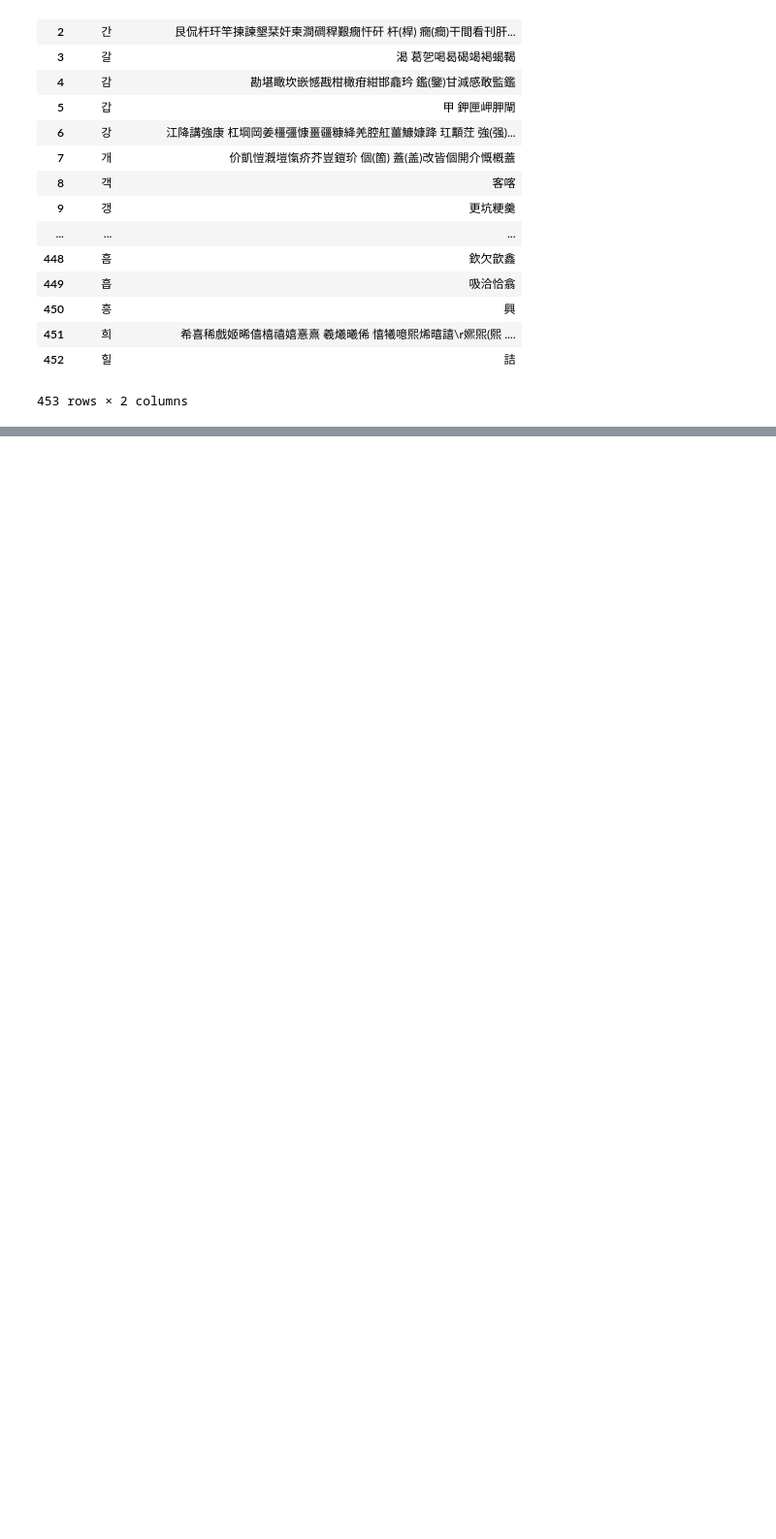
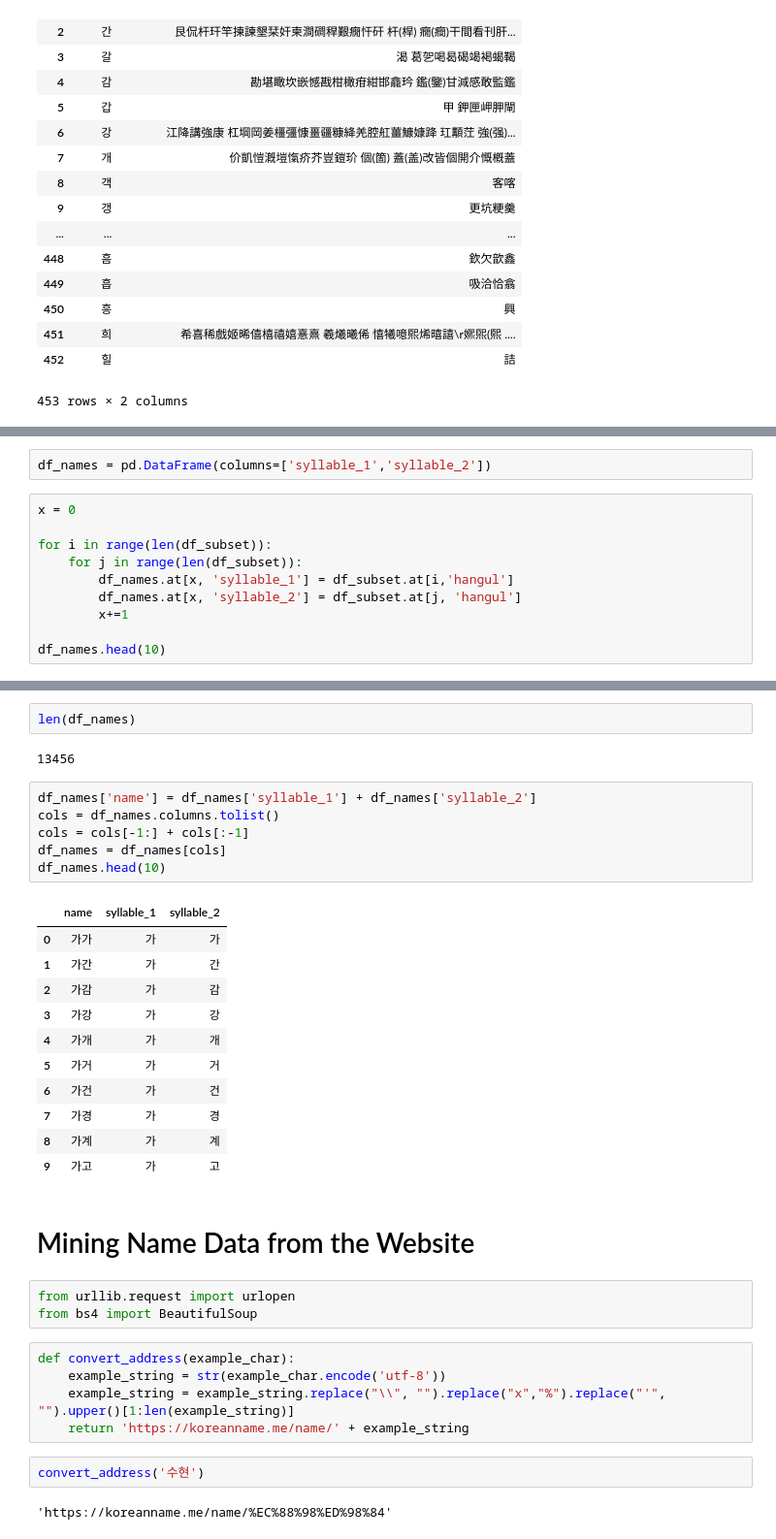
Before and after one commit to L-brierton/Korean-Name-Analysis, a Jupyter notebook: Korean Name Ver 2.ipynb, the cells around one changed output, grey strips where cells are left out. Shown: that part at 97% size. Drawn from its saved outputs; the diff is of its cells as text; blank space fills up the shorter version.

```diff
--- a/Korean Name Ver 2.ipynb
+++ b/Korean Name Ver 2.ipynb
@@ -238,0 +303,12 @@ Using this, we're now going to use these name parts to construct a dataset with
+# %%
+df_names = pd.DataFrame(columns=['syllable_1','syllable_2'])
+# %%
+x = 0
+
+for i in range(len(df_subset)):
+    for j in range(len(df_subset)):
+        df_names.at[x, 'syllable_1'] = df_subset.at[i,'hangul']
+        df_names.at[x, 'syllable_2'] = df_subset.at[j, 'hangul']
+        x+=1
+
+df_names.head(10)
@@ -238,0 +327,36 @@ Using this, we're now going to use these name parts to construct a dataset with
+# %%
+len(df_names)
+# %% [output]
+13456
+# %%
+df_names['name'] = df_names['syllable_1'] + df_names['syllable_2']
+cols = df_names.columns.tolist()
+cols = cols[-1:] + cols[:-1]
+df_names = df_names[cols]
+df_names.head(10)
+# %% [output]
+|  | name | syllable_1 | syllable_2 |
+| 0 | 가가 | 가 | 가 |
+| 1 | 가간 | 가 | 간 |
+| 2 | 가감 | 가 | 감 |
+| 3 | 가강 | 가 | 강 |
+| 4 | 가개 | 가 | 개 |
+| 5 | 가거 | 가 | 거 |
+| 6 | 가건 | 가 | 건 |
+| 7 | 가경 | 가 | 경 |
+| 8 | 가계 | 가 | 계 |
+| 9 | 가고 | 가 | 고 |
+# %% [markdown]
+# Mining Name Data from the Website
+# %%
+from urllib.request import urlopen
+from bs4 import BeautifulSoup
+# %%
+def convert_address(example_char):
+    example_string = str(example_char.encode('utf-8'))
+    example_string = example_string.replace("\\", "").replace("x","%").replace("'", "").upper()[1:len(example_string)]
+    return 'https://koreanname.me/name/' + example_string
+# %%
+convert_address('수현')
+# %% [output]
+'https://koreanname.me/name/%EC%88%98%ED%98%84'
```
Also changed, not shown: parts of 22 cells of this notebook.
